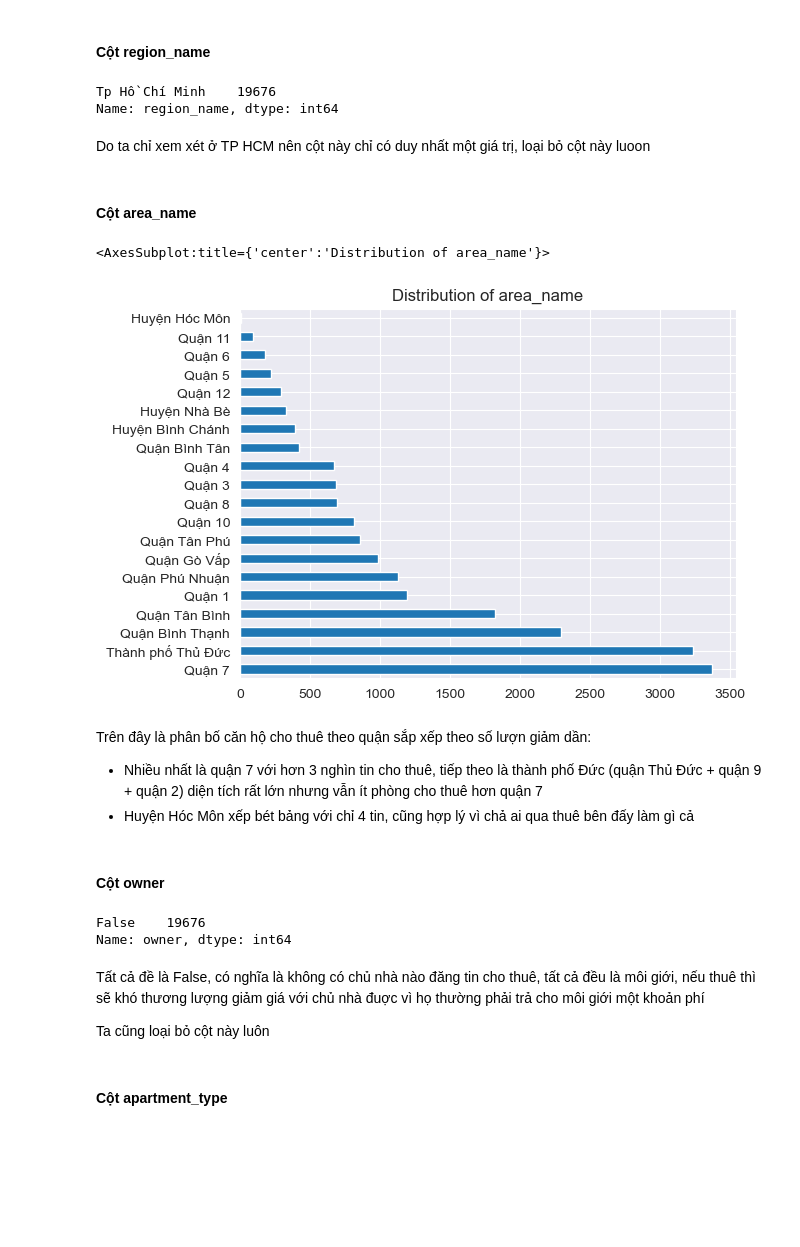
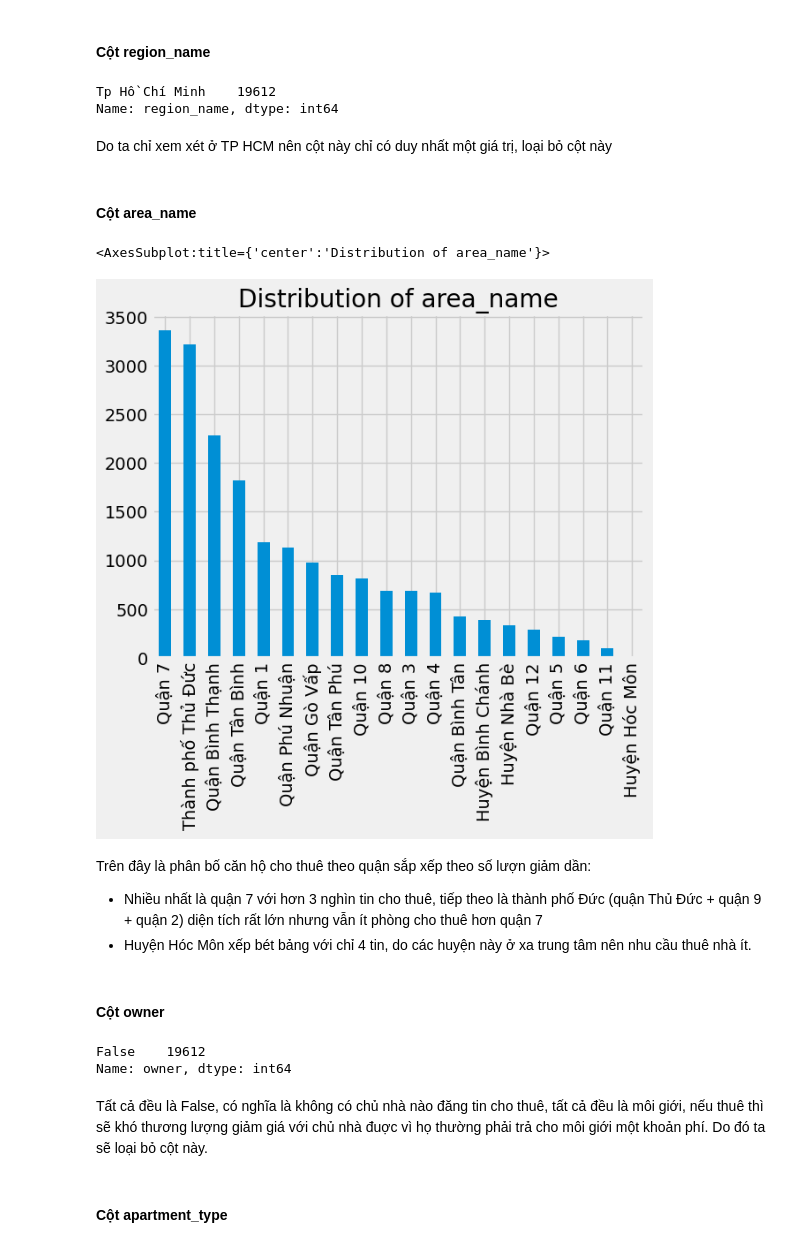
Before and after one commit to vanhung4499/p4ds-final, a Jupyter notebook: final.ipynb, the cells around one changed output. Saved outputs shown, nothing was run; the diff lists cells and outputs as text; code cells hidden in the pictures; blank space fills up the shorter version.

```diff
--- a/final.ipynb
+++ b/final.ipynb
@@ -34,6 +33,7 @@ from matplotlib import pyplot as plt
 import seaborn as sns
 # %%
 DATA_CSV = './data/hcm-apartment-rent-data.csv'
+plt.style.use("fivethirtyeight")
 # %% [markdown]
 ## 1. Thu thập dữ liệu
 # %% [markdown]
@@ -209,0 +217,5 @@ apartment_df[numeric_cols].describe()
+# %%
+index = apartment_df[(apartment_df['price'] < 500000) | (apartment_df['price'] > 100000000) | (apartment_df['size'] < 10)].index
+apartment_df.drop(index, inplace=True)
+
+apartment_df.shape
@@ -214,35 +228,33 @@ apartment_df[numeric_cols].describe()
 # %%
 apartment_df['region_name'].value_counts()
 # %% [output]
-Tp Hồ Chí Minh    19676
+Tp Hồ Chí Minh    19612
 Name: region_name, dtype: int64
 # %% [markdown]
-Do ta chỉ xem xét ở TP HCM nên cột này chỉ có duy nhất một giá trị, loại bỏ cột này luoon
+Do ta chỉ xem xét ở TP HCM nên cột này chỉ có duy nhất một giá trị, loại bỏ cột này
 # %%
 apartment_df = apartment_df.drop(['region_name'], axis=1)
 # %% [markdown]
 #### Cột **area_name**
 # %%
 area = apartment_df['area_name'].value_counts()
-area.plot.barh(title='Distribution of area_name')
+area.plot.bar(title='Distribution of area_name')
 # %% [output]
 <AxesSubplot:title={'center':'Distribution of area_name'}>
-[figure, old version]
+[figure, new version]
 # %% [markdown]
 Trên đây là phân bố căn hộ cho thuê theo quận sắp xếp theo số lượn giảm dần:
 + Nhiều nhất là quận 7 với hơn 3 nghìn tin cho thuê, tiếp theo là thành phố Đức (quận Thủ Đức + quận 9 + quận 2) diện tích rất lớn nhưng vẫn ít phòng cho thuê hơn quận 7
-+ Huyện Hóc Môn xếp bét bảng với chỉ 4 tin, cũng hợp lý vì chả ai qua thuê bên đấy làm gì cả
++ Huyện Hóc Môn xếp bét bảng với chỉ 4 tin, do các huyện này ở xa trung tâm nên nhu cầu thuê nhà ít.
 # %% [markdown]
 #### Cột **owner**
 # %%
 apartment_df['owner'].value_counts()
 # %% [output]
-False    19676
+False    19612
 Name: owner, dtype: int64
 # %% [markdown]
-Tất cả đề là False, có nghĩa là không có chủ nhà nào đăng tin cho thuê, tất cả đều là môi giới, nếu thuê thì sẽ khó thương lượng giảm giá với chủ nhà đuợc vì họ thường phải trả cho môi giới một khoản phí
-
-Ta cũng loại bỏ cột này luôn
+Tất cả đều là False, có nghĩa là không có chủ nhà nào đăng tin cho thuê, tất cả đều là môi giới, nếu thuê thì sẽ khó thương lượng giảm giá với chủ nhà đuợc vì họ thường phải trả cho môi giới một khoản phí. Do đó ta sẽ loại bỏ cột này.
 # %%
 apartment_df = apartment_df.drop(['owner'], axis=1)
 # %% [markdown]
```
Also changed, not shown: parts of 54 cells of this notebook, 3 other files.
